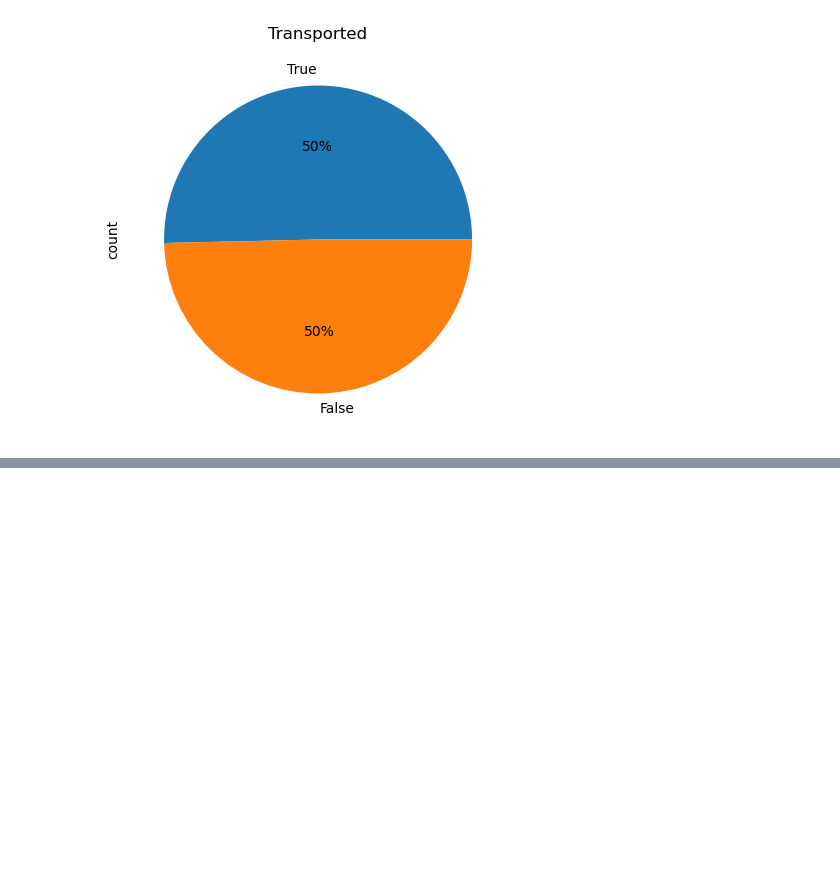
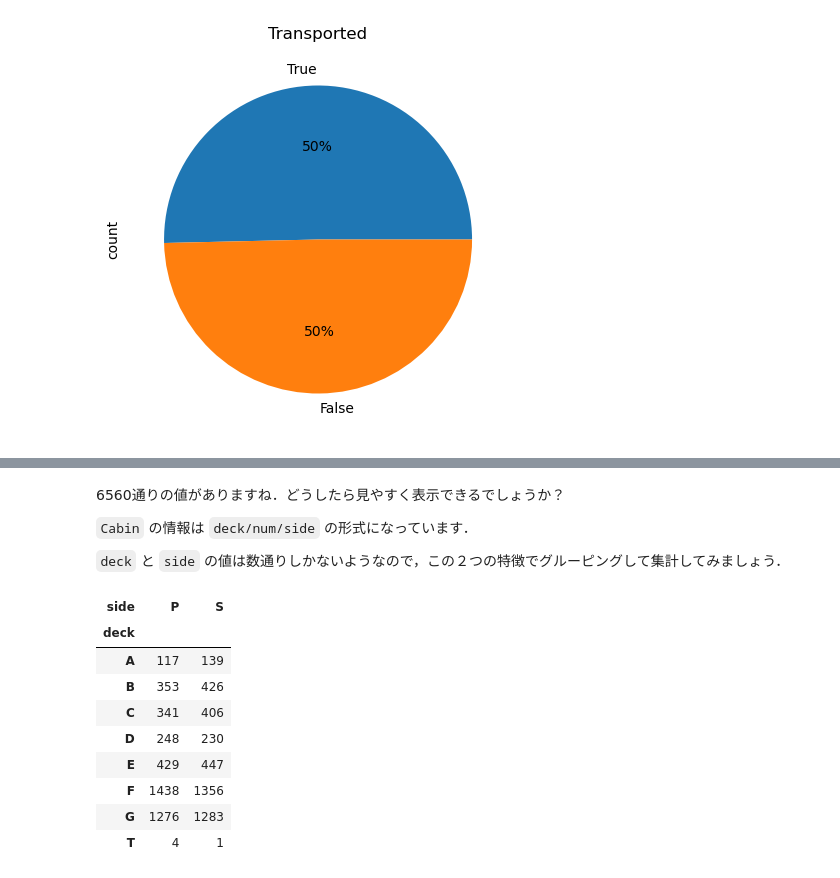
Before and after one commit to Seasawher/spaceship-titanic, a Jupyter notebook: book/visualize.ipynb, the cells around one changed output, grey strips where cells are left out. Cells and saved outputs as stored; diff of their text form; code cells hidden in the pictures; blank space fills up the shorter version.

```diff
--- a/book/visualize.ipynb
+++ b/book/visualize.ipynb
@@ -217,0 +224,38 @@ plt.show()
+# %% [markdown]
+6560通りの値がありますね．どうしたら見やすく表示できるでしょうか？
+
+`Cabin` の情報は `deck/num/side` の形式になっています．
+
+`deck` と `side` の値は数通りしかないようなので，この２つの特徴でグルーピングして集計してみましょう．
+# %%
+import seaborn as sns
+
+def get_deck(cabin):
+    return str(cabin).split('/')[0]
+
+def get_side(cabin):
+    list_cabin = str(cabin).split('/')
+    if len(list_cabin) >= 3:
+        return list_cabin[2]
+    return None
+
+cabin_data = pd.DataFrame()
+cabin_data["Cabin"] = train_data["Cabin"]
+cabin_data["deck"] = train_data["Cabin"].map(get_deck)
+cabin_data["side"] = train_data["Cabin"].map(get_side)
+cabin_data = cabin_data.dropna()
+
+cabin_data = cabin_data.groupby(["deck", "side"]).count().reset_index()
+cabin_data = cabin_data.pivot(index="deck", columns="side", values="Cabin")
+cabin_data
+# %% [output]
+| side | P | S |
+| deck |  |  |
+| A | 117 | 139 |
+| B | 353 | 426 |
+| C | 341 | 406 |
+| D | 248 | 230 |
+| E | 429 | 447 |
+| F | 1438 | 1356 |
+| G | 1276 | 1283 |
+| T | 4 | 1 |
```
Also changed, not shown: parts of 10 cells of this notebook, 1 other file.
